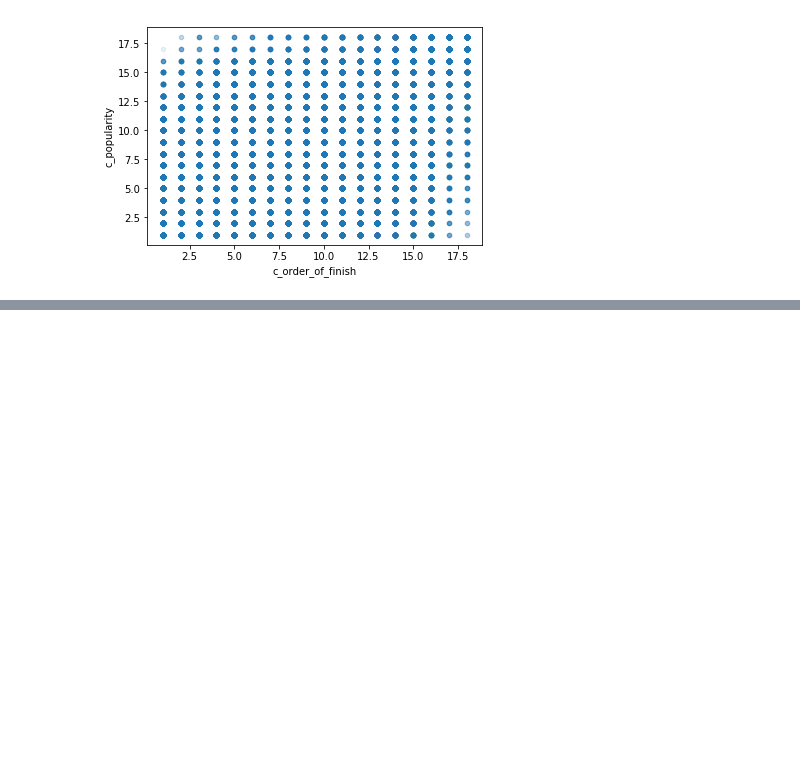
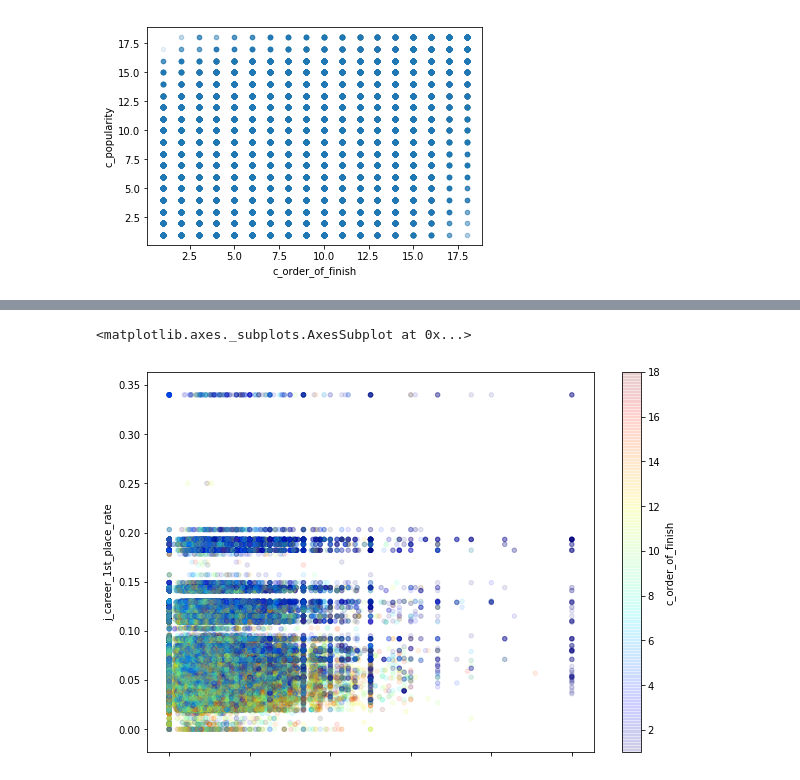
Before and after one commit to hankehly/netkeiba, a Jupyter notebook: notebooks/exploration.ipynb, the cells around one changed output, grey strips where cells are left out. Cells and saved outputs as stored; diff of their text form; code cells hidden in the pictures; blank space fills up the shorter version.

```diff
--- a/notebooks/exploration.ipynb
+++ b/notebooks/exploration.ipynb
@@ -88,0 +96,8 @@ array([[<matplotlib.axes._subplots.AxesSubplot object at 0x...>,
+# %%
+df['h_total_win_rate'] = df.h_total_wins/df.h_total_races
+
+df.plot.scatter(x='h_total_win_rate', y='j_career_1st_place_rate', c='c_order_of_finish',
+                cmap=plt.get_cmap('jet'), alpha=0.1, figsize=(10, 7))
+# %% [output]
+<matplotlib.axes._subplots.AxesSubplot at 0x...>
+[figure, added]
```
Also changed, not shown: parts of 7 cells of this notebook.
